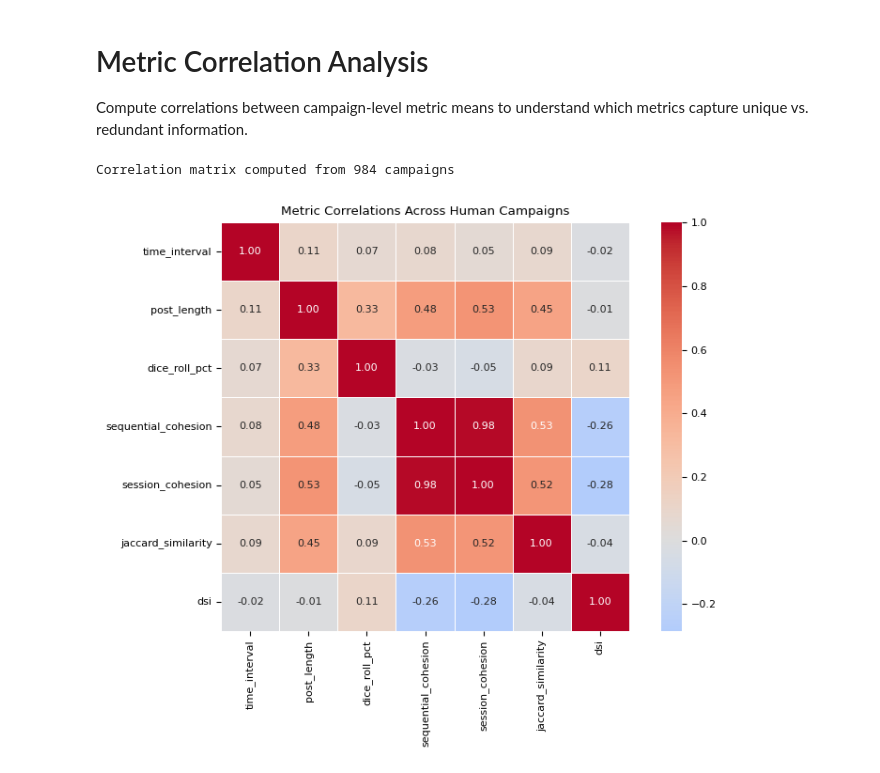
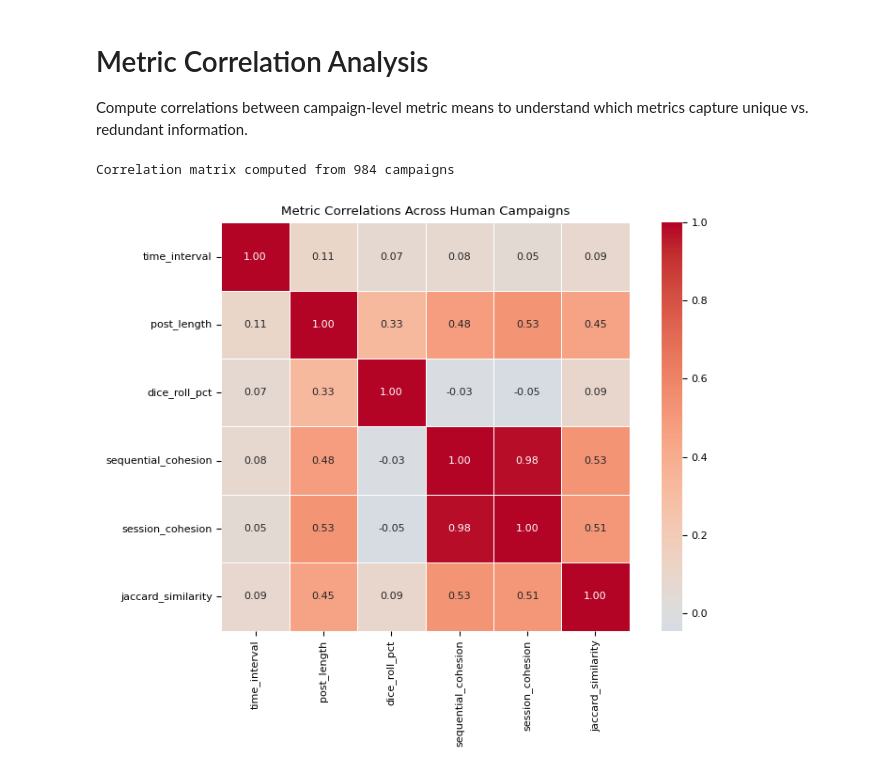
Before and after one commit to AnnieStephenson/dnd-dynamics, a Jupyter notebook: tutorials/game_log_analysis_tutorial.ipynb, the cells around one changed output. Drawn from its saved outputs; the diff is of its cells as text; code cells hidden in the pictures.

```diff
--- a/tutorials/game_log_analysis_tutorial.ipynb
+++ b/tutorials/game_log_analysis_tutorial.ipynb
@@ -778,10 +380,12 @@ Loaded 984 human campaigns
 # %%
 # === CALCULATE METRICS FOR ALL HUMAN CAMPAIGNS ===
 
-all_metrics_all_human = metrics.analyze_all(dfs_all_human, force_refresh=FORCE_REFRESH)
+metrics_human_all = ['basic', 'semantic', 'jaccard']
+
+all_metrics_all_human = metrics.analyze_all(dfs_all_human, metrics=metrics_human_all, force_refresh=FORCE_REFRESH)
 
 basic_metrics_all_human = all_metrics_all_human['basic']
 semantic_metrics_all_human = all_metrics_all_human['semantic']
 jaccard_metrics_all_human = all_metrics_all_human['jaccard']
-dsi_metrics_all_human = all_metrics_all_human['dsi']
+#dsi_metrics_all_human = all_metrics_all_human['dsi']
 # %% [output]
@@ -933,44 +533,45 @@ plt.savefig(OUTPUT_DIR / 'all_human_post_lengths.png', transparent=True)
 Compute correlations between campaign-level metric means to understand which metrics capture unique vs. redundant information.
 # %%
 # === METRIC CORRELATION ANALYSIS ===
+import seaborn as sns
 
-# Build DataFrame with campaign-level means
+# Build DataFrame with campaign-level means using new MetricResult API
 correlation_data = []
 
-for name in dfs_all_human.keys():
+for name in human_names:
     row = {
         'campaign': name,
-        'time_interval': basic_metrics_all_human[name]['time_intervals_overall']['overall']['mean_hours'],
-        'post_length': basic_metrics_all_human[name]['post_lengths_overall']['overall']['mean_words'],
-        'dice_roll_pct': basic_metrics_all_human[name]['dice_roll_frequency']['roll_percentage'],
-        'sequential_cohesion': np.nanmean(semantic_metrics_all_human[name]['sequential_cohesion']),
-        'session_cohesion': semantic_metrics_all_human[name]['session_cohesion']['mean_similarity'].mean(),
-        'dsi': dsi_metrics_all_human[name]['time_averaged_dsi'],
+        'time_interval': basic_metrics_all_human[name].summary['mean_time_interval'],
+        'post_length': basic_metrics_all_human[name].summary['mean_post_length'],
+        'dice_roll_pct': basic_metrics_all_human[name].summary['dice_roll_pct'],
+        'sequential_cohesion': semantic_metrics_all_human[name].summary['mean_sequential_cohesion'],
+        'session_cohesion': semantic_metrics_all_human[name].summary['mean_session_cohesion'],
+        #'dsi': dsi_metrics_all_human[name].summary['time_averaged_dsi'],
     }
     # Handle potential None for jaccard
     if jaccard_metrics_all_human[name] is not None:
-        row['jaccard_similarity'] = np.mean(jaccard_metrics_all_human[name]['session_cohesion_scores'])
+        row['jaccard_similarity'] = jaccard_metrics_all_human[name].summary['mean_jaccard']
     else:
         row['jaccard_similarity'] = np.nan
 
     correlation_data.append(row)
 
 corr_df = pd.DataFrame(correlation_data)
 
 # Compute correlation matrix (exclude campaign name column)
 metric_cols = ['time_interval', 'post_length', 'dice_roll_pct',
-               'sequential_cohesion', 'session_cohesion', 'jaccard_similarity', 'dsi']
+               'sequential_cohesion', 'session_cohesion', 'jaccard_similarity'] #'dsi']
 corr_matrix = corr_df[metric_cols].corr()
 
 # Plot with seaborn
 plt.figure(figsize=(8, 6))
 sns.heatmap(corr_matrix, annot=True, cmap='coolwarm', center=0,
             fmt='.2f', square=True, linewidths=0.5)
 plt.title('Metric Correlations Across Human Campaigns')
 plt.tight_layout()
 plt.savefig(OUTPUT_DIR / 'metric_correlations.png', dpi=300)
 
 print(f"Correlation matrix computed from {len(corr_df)} campaigns")
 # %% [output]
 Correlation matrix computed from 984 campaigns
-[figure, old version]
+[figure, new version]
```
Also changed, not shown: parts of 15 cells of this notebook, 7 other files.
